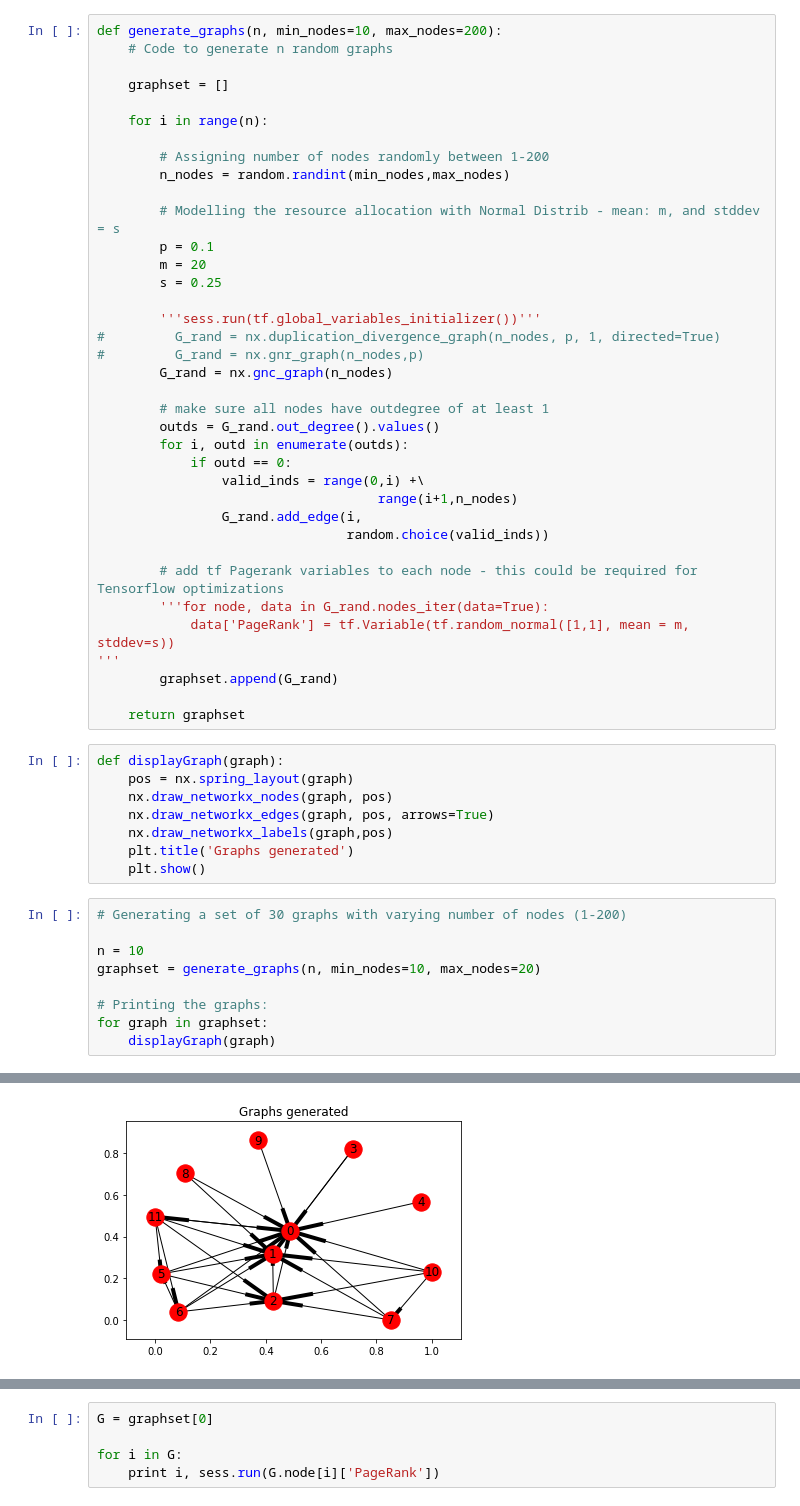
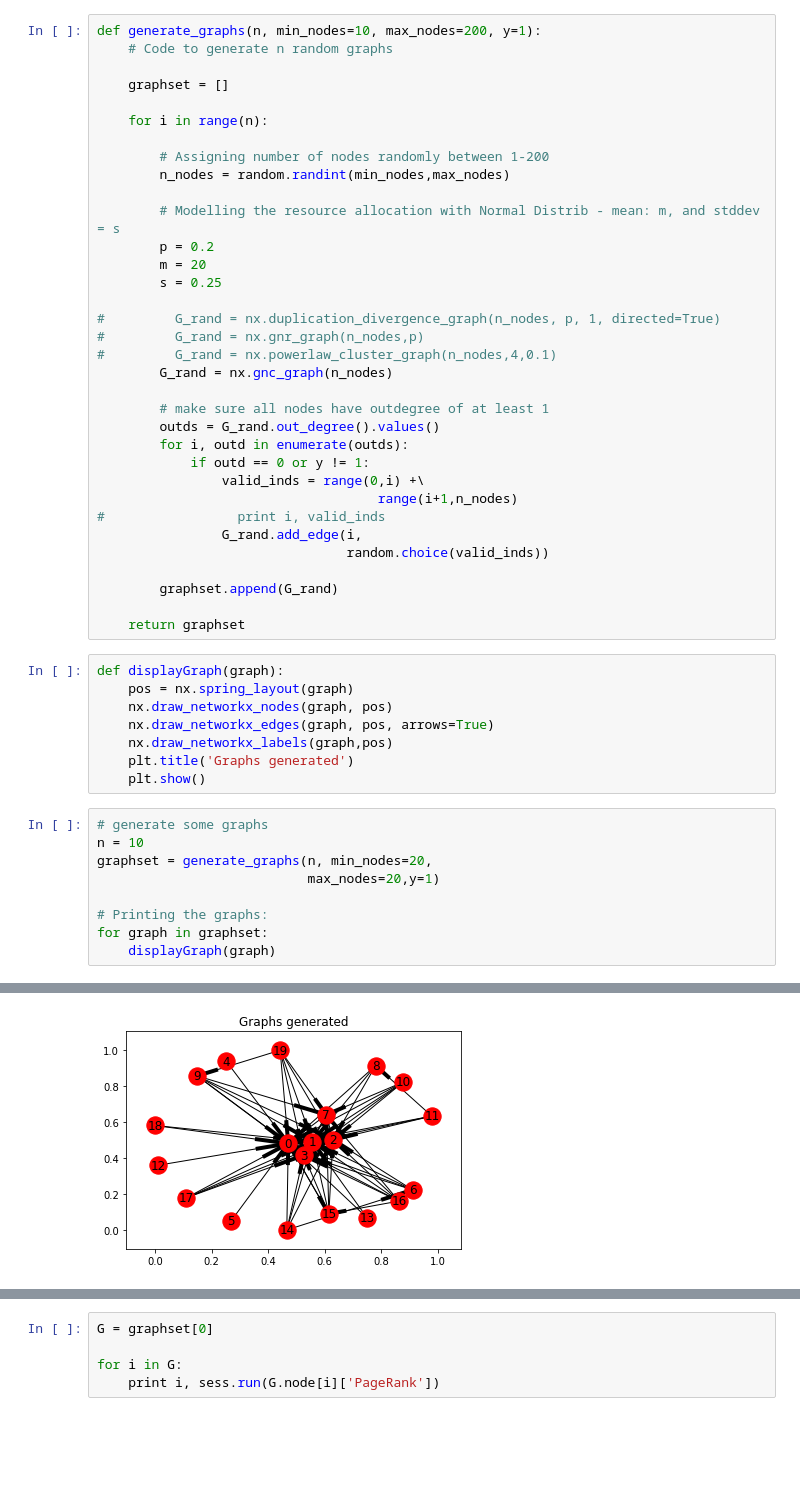
Before and after one commit to gryan11/cu-bigdata-graphnns, a Jupyter notebook: Milestone_3.ipynb, the cells around one changed output, grey strips where cells are left out. Drawn from its saved outputs; the diff is of its cells as text; blank space fills up the shorter version.

Commit message:
pagerank mostly working

```diff
--- a/Milestone_3.ipynb
+++ b/Milestone_3.ipynb
@@ -14,7 +16,7 @@ import random
 # create new session if we need it
 sess = tf.Session()
 # %%
-def generate_graphs(n, min_nodes=10, max_nodes=200):
+def generate_graphs(n, min_nodes=10, max_nodes=200, y=1):
     # Code to generate n random graphs
 
     graphset = []
@@ -25,28 +27,25 @@ def generate_graphs(n, min_nodes=10, max_nodes=200):
         n_nodes = random.randint(min_nodes,max_nodes)
 
         # Modelling the resource allocation with Normal Distrib - mean: m, and stddev = s
-        p = 0.1
+        p = 0.2
         m = 20
         s = 0.25
 
-        '''sess.run(tf.global_variables_initializer())'''
 #         G_rand = nx.duplication_divergence_graph(n_nodes, p, 1, directed=True)
 #         G_rand = nx.gnr_graph(n_nodes,p)
+#         G_rand = nx.powerlaw_cluster_graph(n_nodes,4,0.1)
         G_rand = nx.gnc_graph(n_nodes)
 
         # make sure all nodes have outdegree of at least 1
         outds = G_rand.out_degree().values()
         for i, outd in enumerate(outds):
-            if outd == 0:
+            if outd == 0 or y != 1:
                 valid_inds = range(0,i) +\
                                     range(i+1,n_nodes)
+#                 print i, valid_inds
                 G_rand.add_edge(i,
                                 random.choice(valid_inds))
 
-        # add tf Pagerank variables to each node - this could be required for Tensorflow optimizations
-        '''for node, data in G_rand.nodes_iter(data=True):
-            data['PageRank'] = tf.Variable(tf.random_normal([1,1], mean = m, stddev=s))
-'''
         graphset.append(G_rand)
 
     return graphset
@@ -59,10 +58,10 @@ def displayGraph(graph):
     plt.title('Graphs generated')
     plt.show()
 # %%
-# Generating a set of 30 graphs with varying number of nodes (1-200)
-
+# generate some graphs
 n = 10
-graphset = generate_graphs(n, min_nodes=10, max_nodes=20)
+graphset = generate_graphs(n, min_nodes=20,
+                           max_nodes=20,y=1)
 
 # Printing the graphs:
 for graph in graphset:
@@ -79 +78 @@ for graph in graphset:
-[figure, old version]
+[figure, new version]
```
Also changed, not shown: parts of 8 cells of this notebook.
